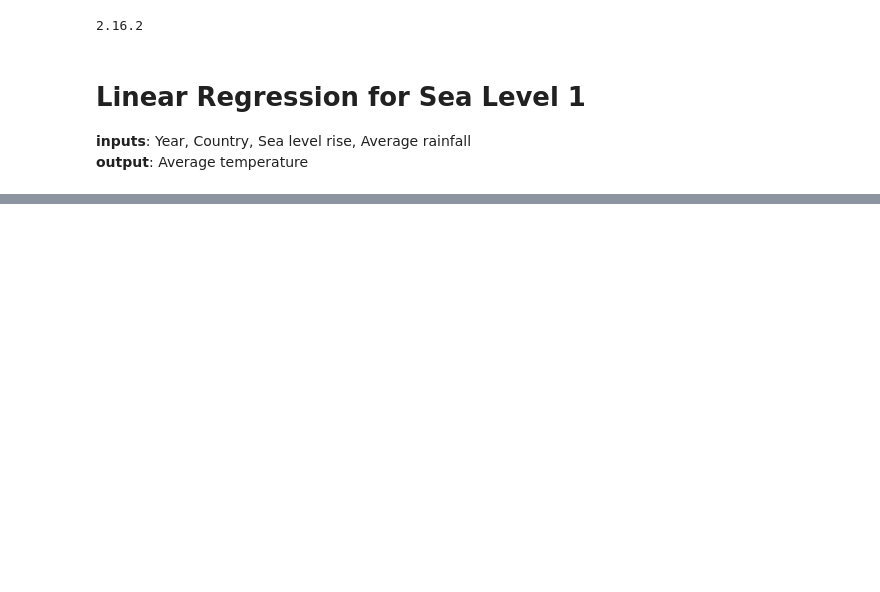
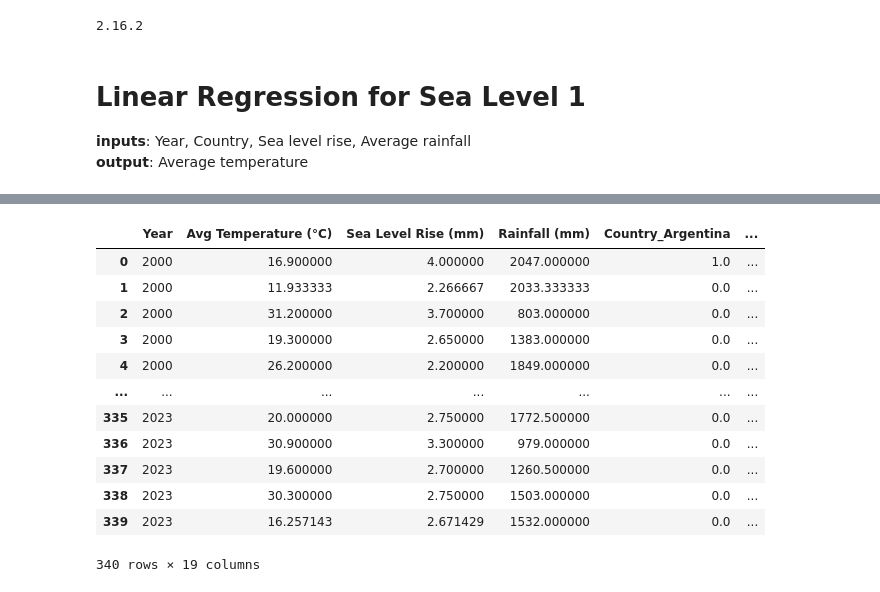
Before and after one commit to unc-ml-climate-project/ML-Climate-Project, a Jupyter notebook: sea-level-models/sea_level_1_model.ipynb, the cells around one changed output, grey strips where cells are left out. Saved outputs shown, nothing was run; the diff lists cells and outputs as text; code cells hidden in the pictures; blank space fills up the shorter version.

```diff
--- a/sea-level-models/sea_level_1_model.ipynb
+++ b/sea-level-models/sea_level_1_model.ipynb
@@ -45,2 +46,26 @@ dc.preview(10)
+# %%
+df_copy = dc.df.copy()
+
+# One Hot Encode the country column
+encoder = OneHotEncoder(sparse_output=False, handle_unknown='ignore')
+country_encoded = encoder.fit_transform(dc.df[['Country']])
+country_columns = encoder.get_feature_names_out(['Country'])
+
+df_encoded = pd.concat([dc.df.drop(columns=['Country']), pd.DataFrame(country_encoded, columns=country_columns)], axis=1)
+df_encoded
+# %% [output]
+|  | Year | Avg Temperature (°C) | Sea Level Rise (mm) | Rainfall (mm) | Country_Argentina | ... |
+| 0 | 2000 | 16.900000 | 4.000000 | 2047.000000 | 1.0 | ... |
+| 1 | 2000 | 11.933333 | 2.266667 | 2033.333333 | 0.0 | ... |
+| 2 | 2000 | 31.200000 | 3.700000 | 803.000000 | 0.0 | ... |
+| 3 | 2000 | 19.300000 | 2.650000 | 1383.000000 | 0.0 | ... |
+| 4 | 2000 | 26.200000 | 2.200000 | 1849.000000 | 0.0 | ... |
+| ... | ... | ... | ... | ... | ... | ... |
+| 335 | 2023 | 20.000000 | 2.750000 | 1772.500000 | 0.0 | ... |
+| 336 | 2023 | 30.900000 | 3.300000 | 979.000000 | 0.0 | ... |
+| 337 | 2023 | 19.600000 | 2.700000 | 1260.500000 | 0.0 | ... |
+| 338 | 2023 | 30.300000 | 2.750000 | 1503.000000 | 0.0 | ... |
+| 339 | 2023 | 16.257143 | 2.671429 | 1532.000000 | 0.0 | ... |
+340 rows × 19 columns
 # %%
 # Extract features and target
```
Also changed, not shown: parts of 8 cells of this notebook, 2 other files.
